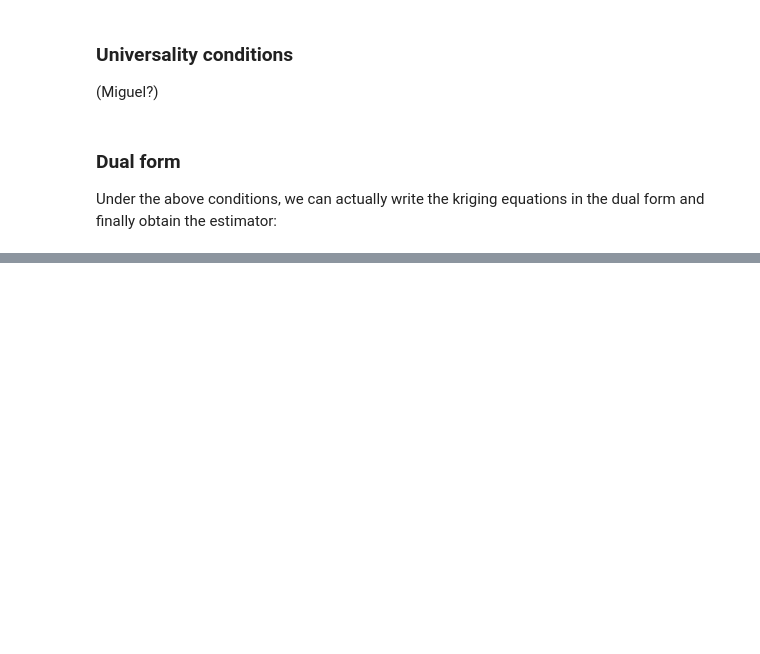
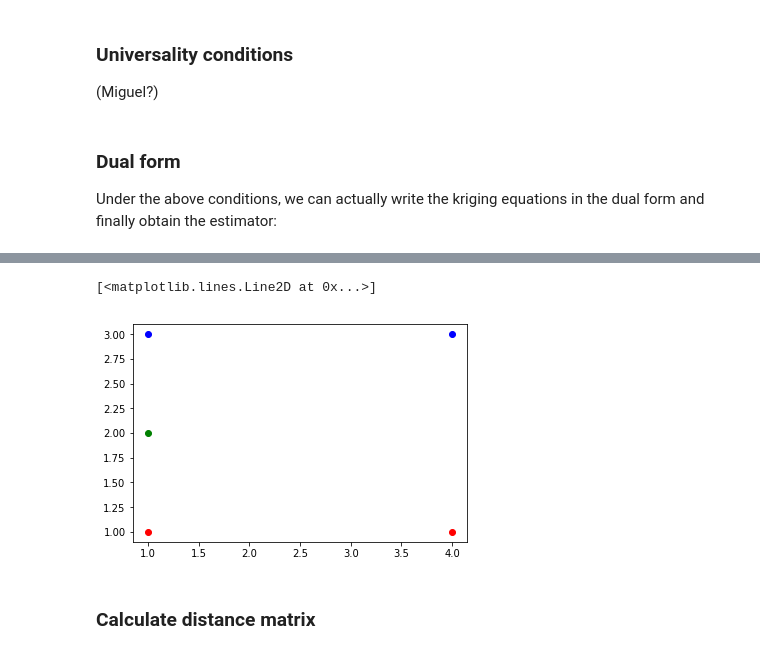
Before and after one commit to cgre-aachen/teaching, a Jupyter notebook: geomodeling/scalar_field_cokriging_minimal_example.ipynb, the cells around one changed output, grey strips where cells are left out. Cells and saved outputs as stored; diff of their text form; code cells hidden in the pictures; blank space fills up the shorter version.

```diff
--- a/geomodeling/scalar_field_cokriging_minimal_example.ipynb
+++ b/geomodeling/scalar_field_cokriging_minimal_example.ipynb
@@ -99,0 +193,25 @@ Under the above conditions, we can actually write the kriging equations in the d
+# %%
+# interface points:
+# interface 1:
+x1 = [1,1]
+x2 = [4,1]
+x_int1 = np.vstack([x1,x2])
+# interface 2:
+x3 = [1,3]
+x4 = [4,3]
+x_int2 = np.vstack([x3,x4])
+# orientation point:
+x5 = [1,2]
+x_all = np.vstack([x1, x2, x3, x4, x5])
+# orientation values
+gx5 = 1
+gy5 = 1
+# %%
+plt.plot(x_int1[:,0], x_int1[:,1], 'ro')
+plt.plot(x_int2[:,0], x_int2[:,1], 'bo')
+plt.plot(x5[0], x5[1], 'go')
+# %% [output]
+[<matplotlib.lines.Line2D at 0x...>]
+[figure, added]
+# %% [markdown]
+### Calculate distance matrix
```
Also changed, not shown: parts of 36 cells of this notebook.
